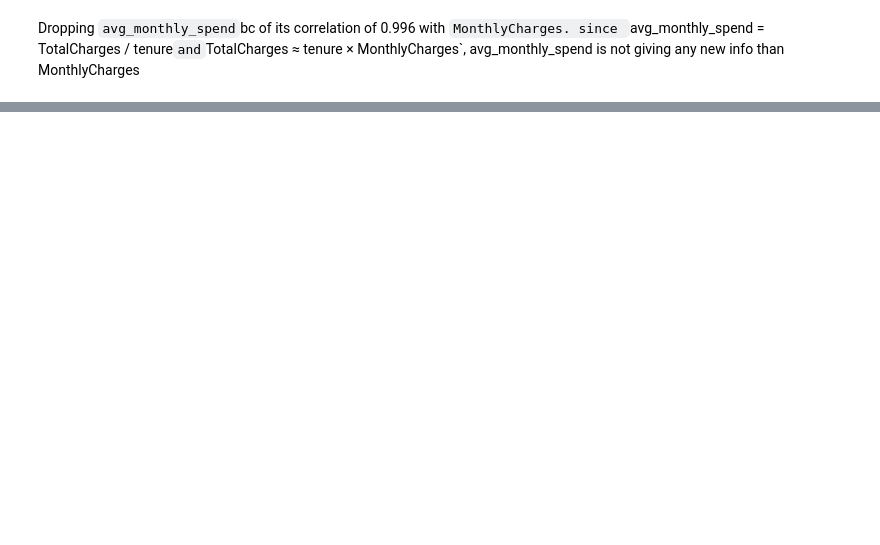
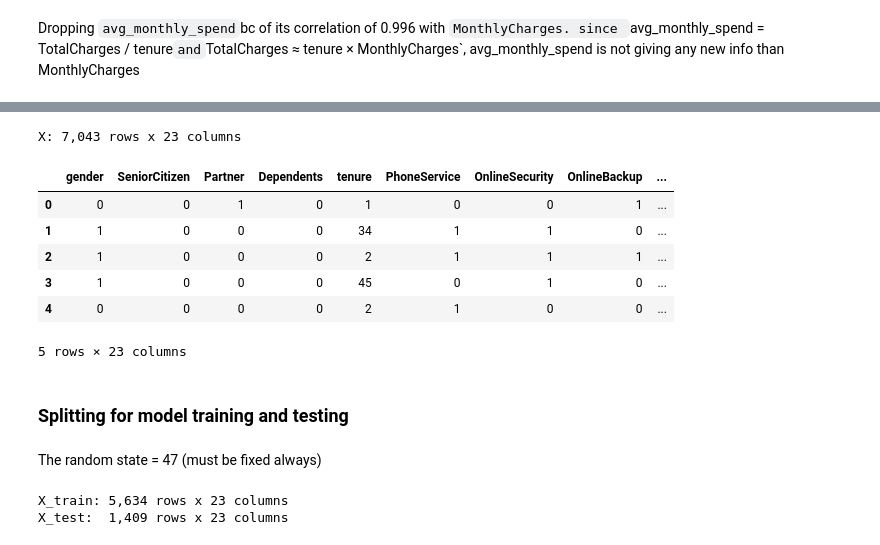
Before and after one commit to abdonkath/telco-churn-predictor, a Jupyter notebook: feature-engineering.ipynb, the cells around one changed output, grey strips where cells are left out. Saved outputs shown, nothing was run; the diff lists cells and outputs as text; code cells hidden in the pictures; blank space fills up the shorter version.

Commit message:
finished feature engineering, added train and test data csv to telco-data folder

```diff
--- a/feature-engineering.ipynb
+++ b/feature-engineering.ipynb
@@ -196,0 +407,33 @@ X.head()
+# %%
+X = X.drop(columns=["num_services"])
+
+print(f"X: {X.shape[0]:,} rows x {X.shape[1]} columns")
+X.head()
+# %% [output]
+X: 7,043 rows x 23 columns
+|  | gender | SeniorCitizen | Partner | Dependents | tenure | PhoneService | OnlineSecurity | OnlineBackup | ... |
+| 0 | 0 | 0 | 1 | 0 | 1 | 0 | 0 | 1 | ... |
+| 1 | 1 | 0 | 0 | 0 | 34 | 1 | 1 | 0 | ... |
+| 2 | 1 | 0 | 0 | 0 | 2 | 1 | 1 | 1 | ... |
+| 3 | 1 | 0 | 0 | 0 | 45 | 0 | 1 | 0 | ... |
+| 4 | 0 | 0 | 0 | 0 | 2 | 1 | 0 | 0 | ... |
+5 rows × 23 columns
+# %% [markdown]
+### Splitting for model training and testing
+# %% [markdown]
+The random state = 47 (must be fixed always)
+# %%
+from sklearn.model_selection import train_test_split
+
+X_train, X_test, y_train, y_test = train_test_split(
+    X, y,
+    test_size=0.2,
+    stratify=y,
+    random_state=47
+)
+
+print(f"X_train: {X_train.shape[0]:,} rows x {X_train.shape[1]} columns")
+print(f"X_test:  {X_test.shape[0]:,} rows x {X_test.shape[1]} columns")
+# %% [output]
+X_train: 5,634 rows x 23 columns
+X_test:  1,409 rows x 23 columns
```
Also changed, not shown: parts of 25 cells of this notebook, 4 other files.
